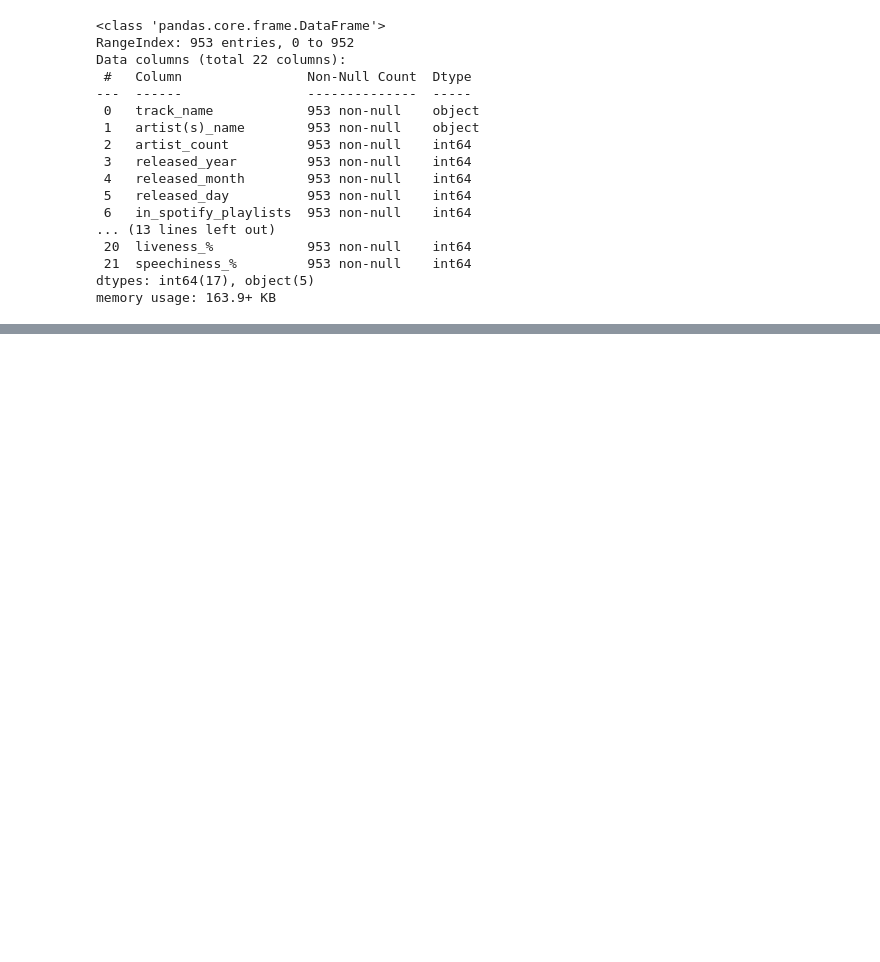
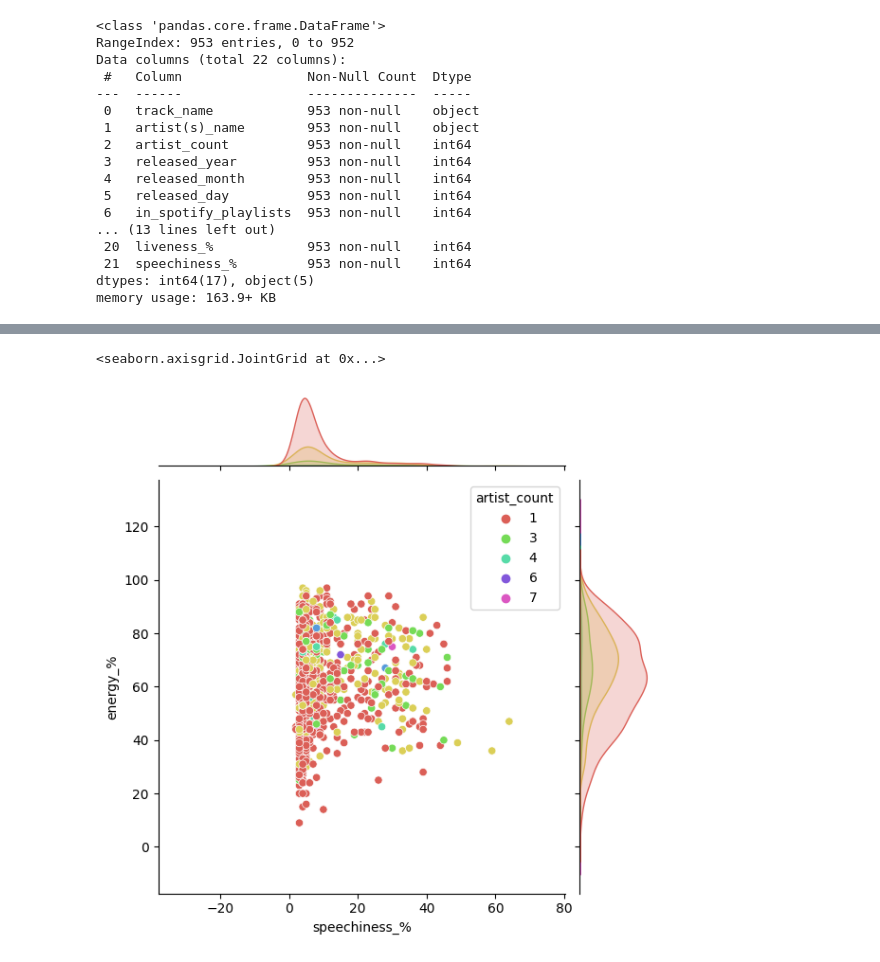
Before and after one commit to akshay-aneesh/akshay-aneesh, a Jupyter notebook: spotify-albums-eda.ipynb, the cells around one changed output, grey strips where cells are left out. Drawn from its saved outputs; the diff is of its cells as text; code cells hidden in the pictures; blank space fills up the shorter version.

```diff
--- a/spotify-albums-eda.ipynb
+++ b/spotify-albums-eda.ipynb
@@ -196,0 +207,5 @@ sns.jointplot(x="in_spotify_playlists", y="bpm",hue="artist_count",data=cleaned_
+# %%
+sns.jointplot(x="speechiness_%",y="energy_%",hue="artist_count", data=cleaned_df,palette="hls")
+# %% [output]
+<seaborn.axisgrid.JointGrid at 0x...>
+[figure, added]
```
Also changed, not shown: parts of 7 cells of this notebook.
